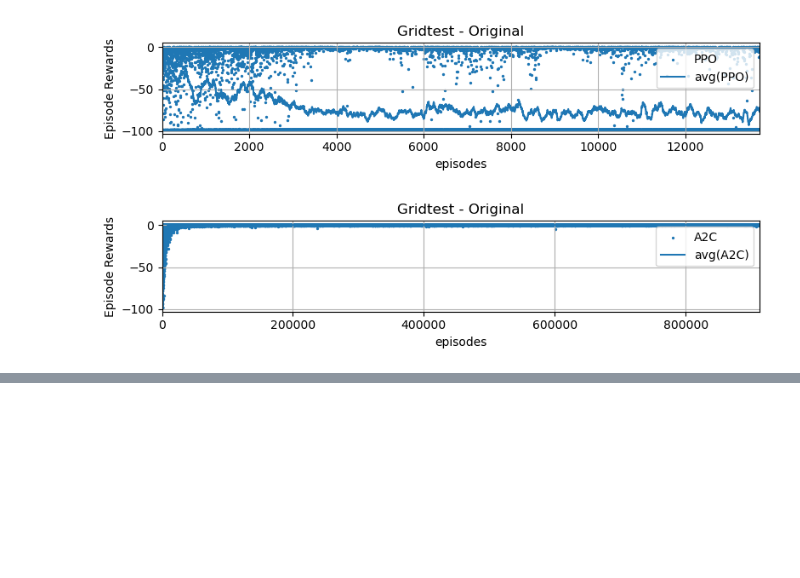
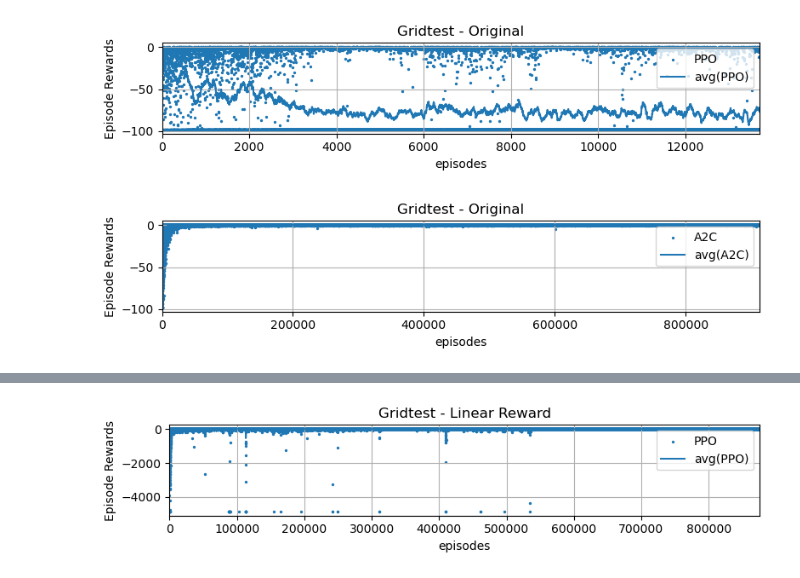
Before and after one commit to shermansiu/codenames_ai, a Jupyter notebook: notebooks/experimental/stable_baselines3_plot.ipynb, the cells around one changed output, grey strips where cells are left out. Saved outputs shown, nothing was run; the diff lists cells and outputs as text; code cells hidden in the pictures; blank space fills up the shorter version.

```diff
--- a/notebooks/experimental/stable_baselines3_plot.ipynb
+++ b/notebooks/experimental/stable_baselines3_plot.ipynb
@@ -78,0 +84,4 @@ plot_gridtest_experiment("gridtest", "Gridtest - Original", should_save=False, a
+# %%
+plot_gridtest_experiment("gridtest_linear_reward", "Gridtest - Linear Reward", should_save=False, algorithms=["PPO"])
+# %% [output]
+[figure, added]
```
Also changed, not shown: parts of 4 cells of this notebook, 1 other file.
